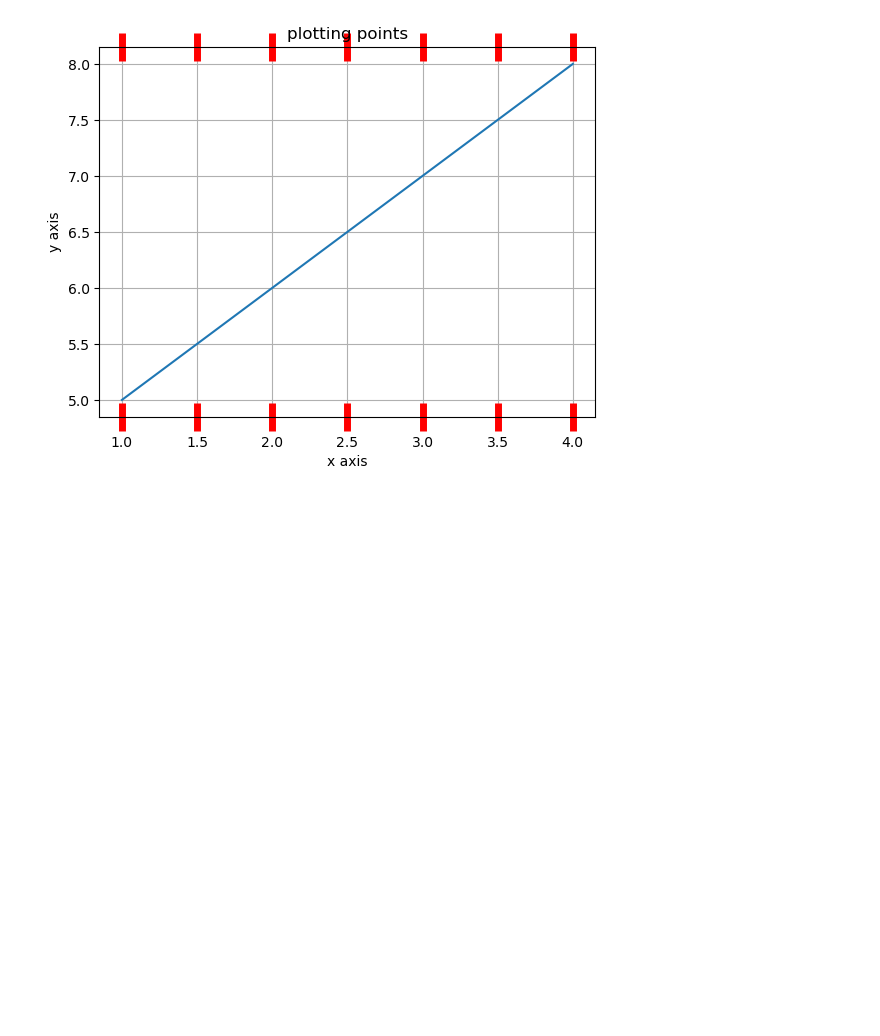
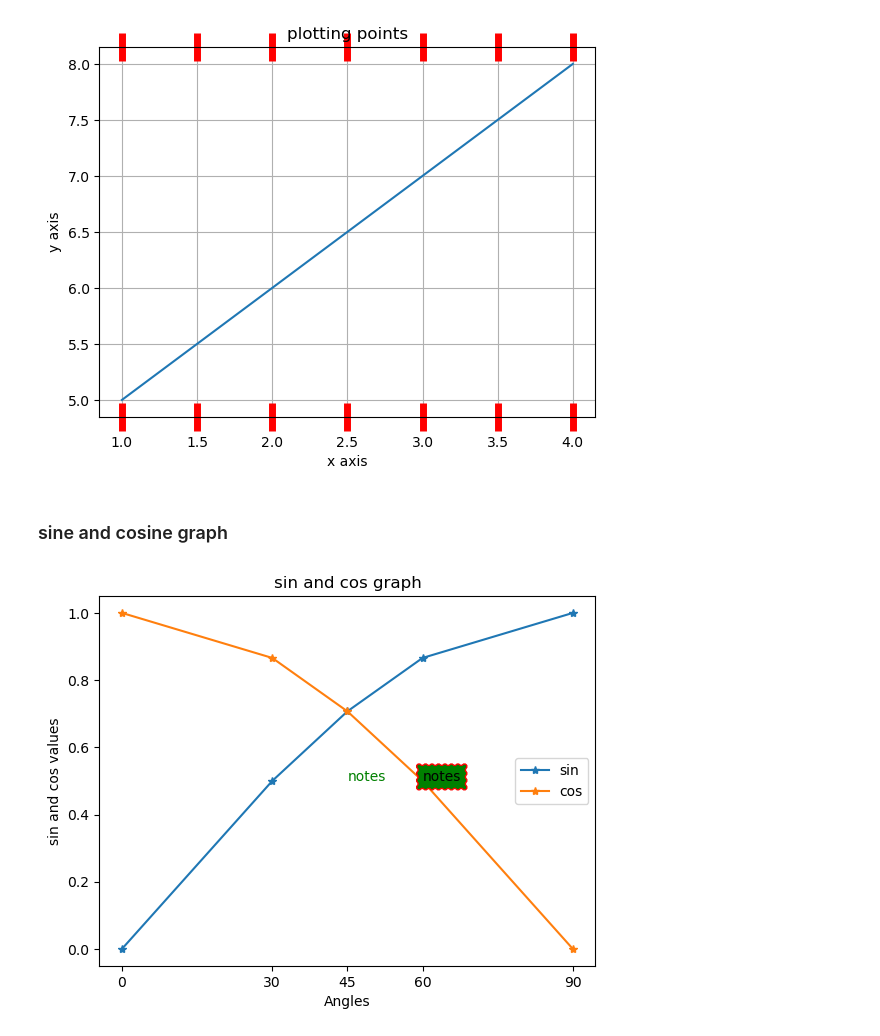
Before and after one commit to Sharafunneesa-pp/DataScienceToolkit, a Jupyter notebook: matplotlib.ipynb, the cells around one changed output. Cells and saved outputs as stored; diff of their text form; code cells hidden in the pictures; blank space fills up the shorter version.

```diff
--- a/matplotlib.ipynb
+++ b/matplotlib.ipynb
@@ -258,3 +273,37 @@ plt.tick_params(right=True,top=True,axis="x",length=20,direction="inout",which="
 plt.show()
 # %% [output]
 [figure]
+# %% [markdown]
+### sine and cosine graph
+# %%
+# for chaning the font size,style color either use dict or as kwargs
+
+# text parameters:
+# facecolor: Color
+# edgecolor: Edgecolor
+# boxstyle: Style
+# alpha: Transparency
+# linewidth: Width
+# pad: Padding
+# style: LineStyle
+
+t = [0, 30, 45, 60, 90]
+x = [i * (np.pi / 180) for i in t]
+a = plt.plot(t, np.sin(x), marker="*", label="sin")
+b = plt.plot(t, np.cos(x), marker="*", label="cos")
+plt.xticks(t)
+plt.title("sin and cos graph")
+plt.xlabel("Angles")
+plt.ylabel('sin and cos values')
+plt.text(60, 0.5, "notes",bbox={"fc":"green","ec":"red","boxstyle":"roundtooth","pad":0.5})
+
+# adjust the axis
+
+ax=plt.gca()
+plt.text(0.5, 0.5, "notes",transform=ax.transAxes,**{"size":10,"color":"green"})
+
+plt.annotate("(1, 20)", (1, 20), (0.5, 25), arrowprops={"width": 30})
+plt.legend()
+plt.show()
+# %% [output]
+[figure, added]
```
Also changed, not shown: parts of 10 cells of this notebook, 1 other file.
